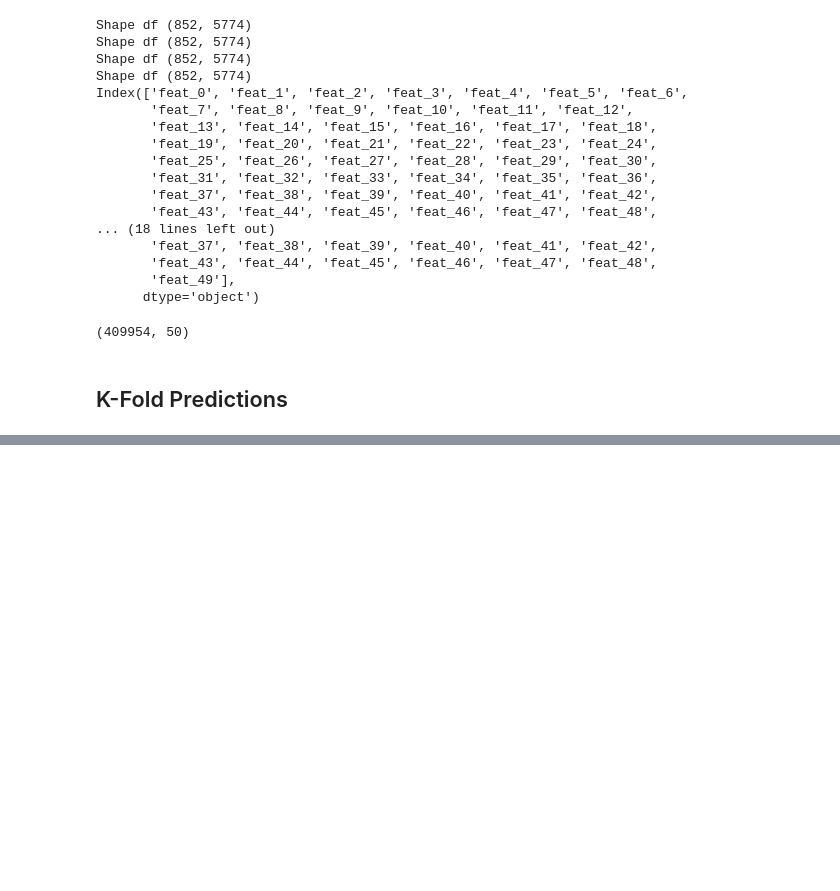
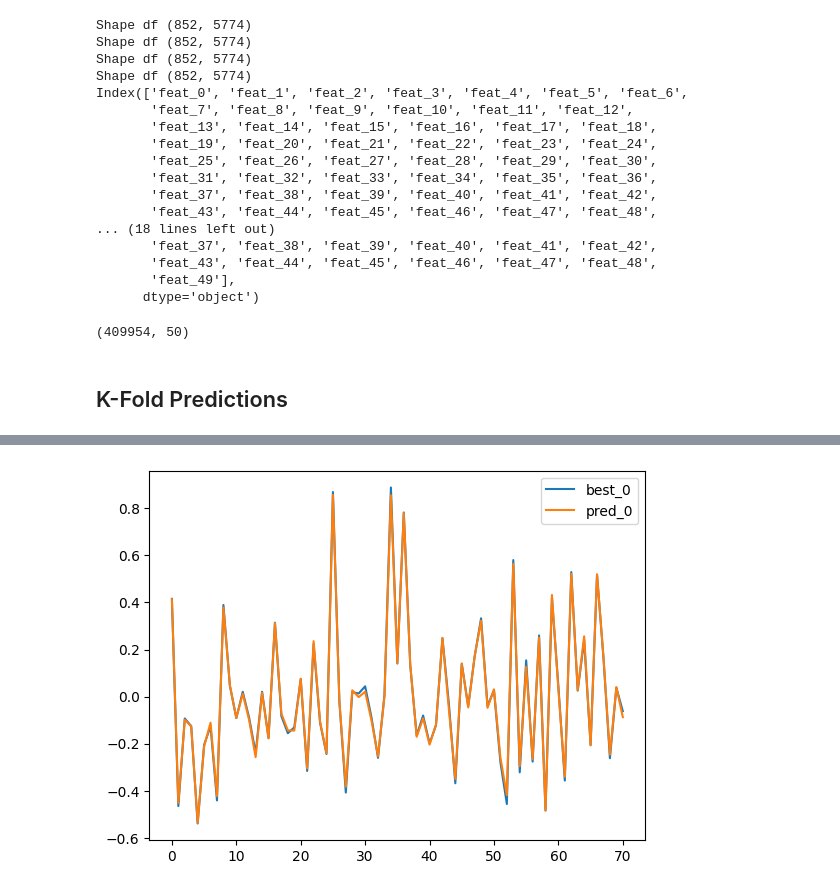
Before and after one commit to arnabsharma91/deepSSTA, a Jupyter notebook: Inference.ipynb, the cells around one changed output, grey strips where cells are left out. Saved outputs shown, nothing was run; the diff lists cells and outputs as text; code cells hidden in the pictures; blank space fills up the shorter version.

```diff
--- a/Inference.ipynb
+++ b/Inference.ipynb
@@ -149,0 +186,10 @@ pred_df.to_csv("./predictions.csv", index=False, header=False)
+# %%
+cols = [0, 1003, 273]
+# %%
+plt.plot(best_sub[cols[0]])
+plt.plot(pred_df[cols[0]])
+
+plt.legend([f"best_{cols[0]}", f"pred_{cols[0]}"])
+plt.show()
+# %% [output]
+[figure, added]
```
Also changed, not shown: parts of 17 cells of this notebook, 1 other file.
